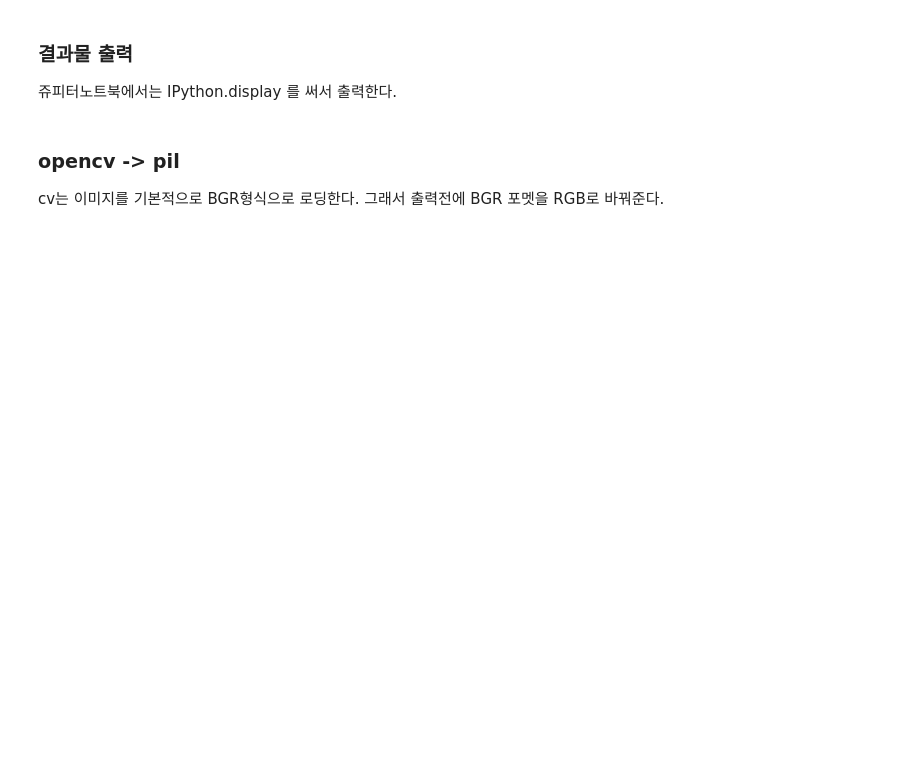
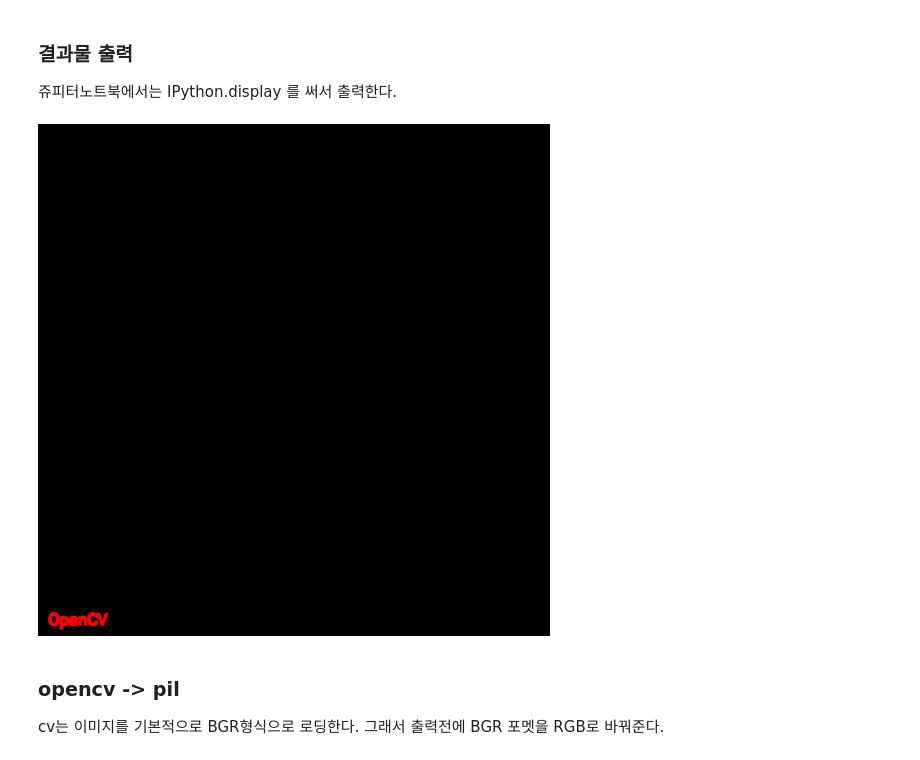
Before and after one commit to gbox3d/python_study, a Jupyter notebook: opencv/basic/ex01.ipynb, the cells around one changed output. Cells and saved outputs as stored; diff of their text form; code cells hidden in the pictures; blank space fills up the shorter version.

```diff
--- a/opencv/basic/ex01.ipynb
+++ b/opencv/basic/ex01.ipynb
@@ -14,13 +17,16 @@ print(pathlib.Path.cwd())
 # %%
 
 #비트멥 만들기
 img = np.zeros((512,512,3),np.uint8)
 
 #텍스트 출력
 font = cv.FONT_HERSHEY_SIMPLEX
-cv.putText(img,'OpenCV ',(10,500), font, 0.5,(255,0,0),2,cv.LINE_AA)
+cv.putText(img,'OpenCV ',(10,500), font, 0.5,(0,0,255),2,cv.LINE_AA)
+img_rgb = cv.cvtColor(img, cv.COLOR_BGR2RGB)
 
-display( Image.fromarray(img) )
+display( Image.fromarray(img_rgb) )
+# %% [output]
+[figure, added]
 # %% [markdown]
 ### opencv  -> pil
 
```
Also changed, not shown: parts of 2 cells of this notebook, 9 other files.
